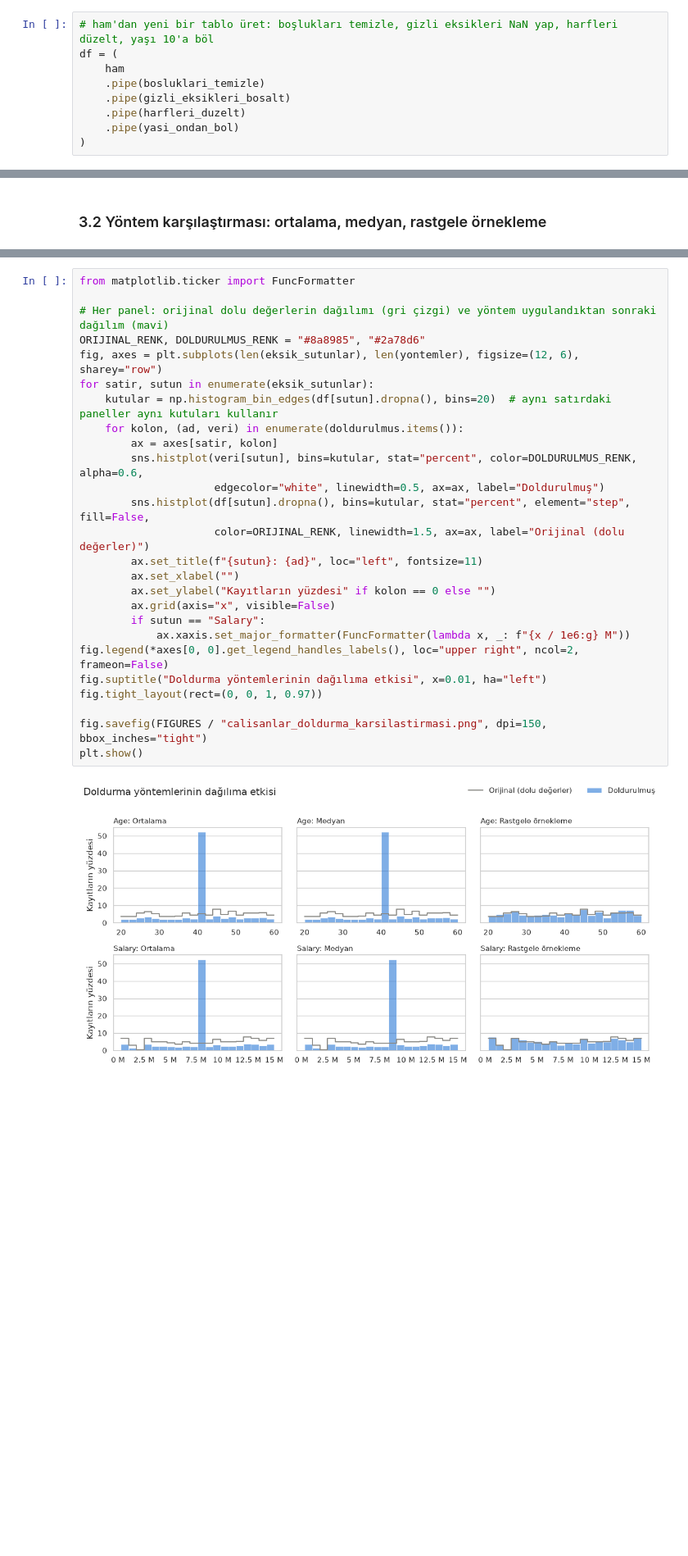
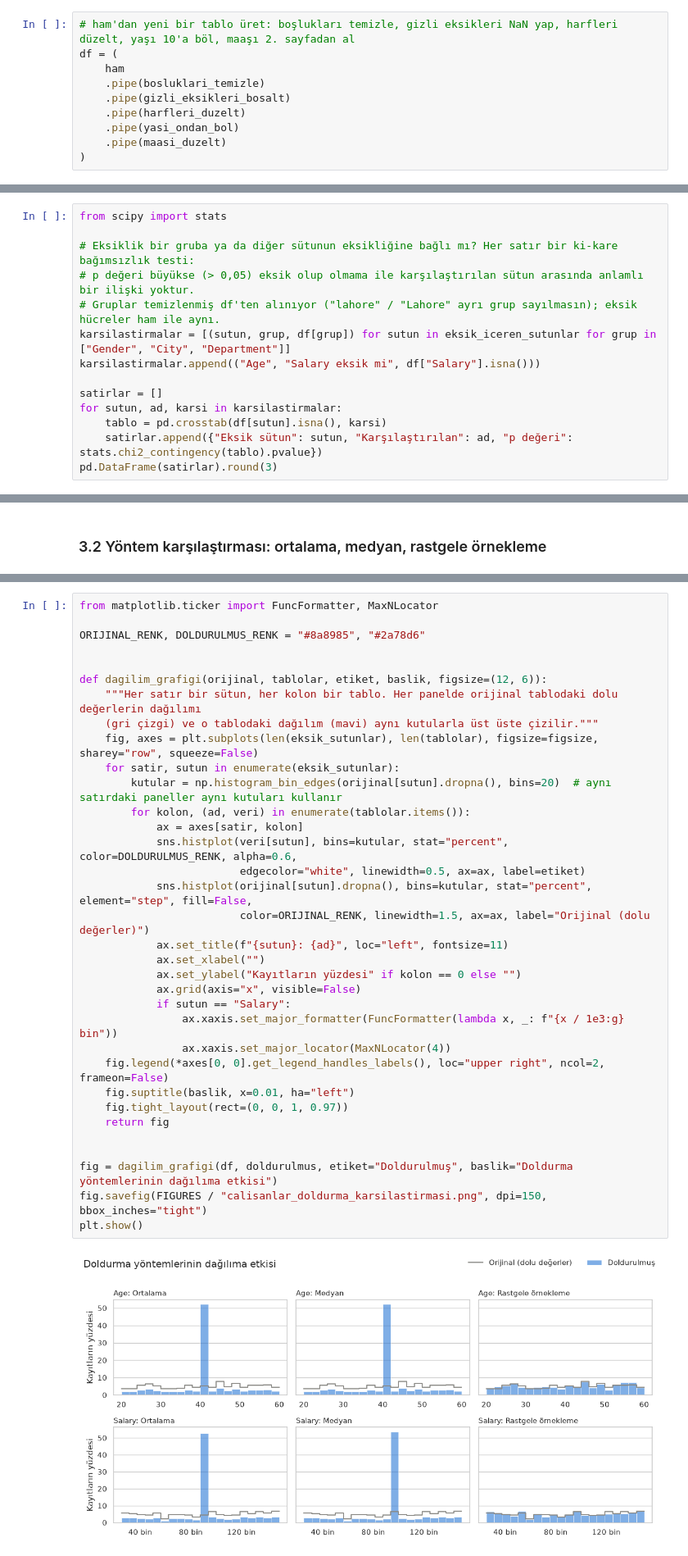
Before and after one commit to CTimurSefergil/VeriMadenciligi, a Jupyter notebook: odev01-veri-temizleme/notebooks/02_calisanlar.ipynb, the cells around one changed output, grey strips where cells are left out. Shown at 82% size. Drawn from its saved outputs; the diff is of its cells as text; blank space fills up the shorter version.

```diff
--- a/odev01-veri-temizleme/notebooks/02_calisanlar.ipynb
+++ b/odev01-veri-temizleme/notebooks/02_calisanlar.ipynb
@@ -209,13 +276,14 @@ yas_raporu(ham)
 # %% [markdown]
 ### 1.2 Temizlik
 # %%
-# ham'dan yeni bir tablo üret: boşlukları temizle, gizli eksikleri NaN yap, harfleri düzelt, yaşı 10'a böl
+# ham'dan yeni bir tablo üret: boşlukları temizle, gizli eksikleri NaN yap, harfleri düzelt, yaşı 10'a böl, maaşı 2. sayfadan al
 df = (
     ham
     .pipe(bosluklari_temizle)
     .pipe(gizli_eksikleri_bosalt)
     .pipe(harfleri_duzelt)
     .pipe(yasi_ondan_bol)
+    .pipe(maasi_duzelt)
 )
 # %% [markdown]
 ### 1.3 Doğrulama (temizlenmiş veri)
@@ -372,0 +464,14 @@ plt.show()
+# %%
+from scipy import stats
+
+# Eksiklik bir gruba ya da diğer sütunun eksikliğine bağlı mı? Her satır bir ki-kare bağımsızlık testi:
+# p değeri büyükse (> 0,05) eksik olup olmama ile karşılaştırılan sütun arasında anlamlı bir ilişki yoktur.
+# Gruplar temizlenmiş df'ten alınıyor ("lahore" / "Lahore" ayrı grup sayılmasın); eksik hücreler ham ile aynı.
+karsilastirmalar = [(sutun, grup, df[grup]) for sutun in eksik_iceren_sutunlar for grup in ["Gender", "City", "Department"]]
+karsilastirmalar.append(("Age", "Salary eksik mi", df["Salary"].isna()))
+
+satirlar = []
+for sutun, ad, karsi in karsilastirmalar:
+    tablo = pd.crosstab(df[sutun].isna(), karsi)
+    satirlar.append({"Eksik sütun": sutun, "Karşılaştırılan": ad, "p değeri": stats.chi2_contingency(tablo).pvalue})
+pd.DataFrame(satirlar).round(3)
@@ -456,31 +581,39 @@ karsilastirma.round(1)
 # %%
-from matplotlib.ticker import FuncFormatter
+from matplotlib.ticker import FuncFormatter, MaxNLocator
 
-# Her panel: orijinal dolu değerlerin dağılımı (gri çizgi) ve yöntem uygulandıktan sonraki dağılım (mavi)
 ORIJINAL_RENK, DOLDURULMUS_RENK = "#8a8985", "#2a78d6"
-fig, axes = plt.subplots(len(eksik_sutunlar), len(yontemler), figsize=(12, 6), sharey="row")
-for satir, sutun in enumerate(eksik_sutunlar):
-    kutular = np.histogram_bin_edges(df[sutun].dropna(), bins=20)  # aynı satırdaki paneller aynı kutuları kullanır
-    for kolon, (ad, veri) in enumerate(doldurulmus.items()):
-        ax = axes[satir, kolon]
-        sns.histplot(veri[sutun], bins=kutular, stat="percent", color=DOLDURULMUS_RENK, alpha=0.6,
-                     edgecolor="white", linewidth=0.5, ax=ax, label="Doldurulmuş")
-        sns.histplot(df[sutun].dropna(), bins=kutular, stat="percent", element="step", fill=False,
-                     color=ORIJINAL_RENK, linewidth=1.5, ax=ax, label="Orijinal (dolu değerler)")
-        ax.set_title(f"{sutun}: {ad}", loc="left", fontsize=11)
-        ax.set_xlabel("")
-        ax.set_ylabel("Kayıtların yüzdesi" if kolon == 0 else "")
-        ax.grid(axis="x", visible=False)
-        if sutun == "Salary":
-            ax.xaxis.set_major_formatter(FuncFormatter(lambda x, _: f"{x / 1e6:g} M"))
-fig.legend(*axes[0, 0].get_legend_handles_labels(), loc="upper right", ncol=2, frameon=False)
-fig.suptitle("Doldurma yöntemlerinin dağılıma etkisi", x=0.01, ha="left")
-fig.tight_layout(rect=(0, 0, 1, 0.97))
 
+
+def dagilim_grafigi(orijinal, tablolar, etiket, baslik, figsize=(12, 6)):
+    """Her satır bir sütun, her kolon bir tablo. Her panelde orijinal tablodaki dolu değerlerin dağılımı
+    (gri çizgi) ve o tablodaki dağılım (mavi) aynı kutularla üst üste çizilir."""
+    fig, axes = plt.subplots(len(eksik_sutunlar), len(tablolar), figsize=figsize, sharey="row", squeeze=False)
+    for satir, sutun in enumerate(eksik_sutunlar):
+        kutular = np.histogram_bin_edges(orijinal[sutun].dropna(), bins=20)  # aynı satırdaki paneller aynı kutuları kullanır
+        for kolon, (ad, veri) in enumerate(tablolar.items()):
+            ax = axes[satir, kolon]
+            sns.histplot(veri[sutun], bins=kutular, stat="percent", color=DOLDURULMUS_RENK, alpha=0.6,
+                         edgecolor="white", linewidth=0.5, ax=ax, label=etiket)
+            sns.histplot(orijinal[sutun].dropna(), bins=kutular, stat="percent", element="step", fill=False,
+                         color=ORIJINAL_RENK, linewidth=1.5, ax=ax, label="Orijinal (dolu değerler)")
+            ax.set_title(f"{sutun}: {ad}", loc="left", fontsize=11)
+            ax.set_xlabel("")
+            ax.set_ylabel("Kayıtların yüzdesi" if kolon == 0 else "")
+            ax.grid(axis="x", visible=False)
+            if sutun == "Salary":
+                ax.xaxis.set_major_formatter(FuncFormatter(lambda x, _: f"{x / 1e3:g} bin"))
+                ax.xaxis.set_major_locator(MaxNLocator(4))
+    fig.legend(*axes[0, 0].get_legend_handles_labels(), loc="upper right", ncol=2, frameon=False)
+    fig.suptitle(baslik, x=0.01, ha="left")
+    fig.tight_layout(rect=(0, 0, 1, 0.97))
+    return fig
+
+
+fig = dagilim_grafigi(df, doldurulmus, etiket="Doldurulmuş", baslik="Doldurma yöntemlerinin dağılıma etkisi")
 fig.savefig(FIGURES / "calisanlar_doldurma_karsilastirmasi.png", dpi=150, bbox_inches="tight")
 plt.show()
 # %% [output]
-[figure, old version]
+[figure, new version]
 # %% [markdown]
 ### 3.3 Seçim ve uygulama
 # %% [markdown]
```
Also changed, not shown: parts of 26 cells of this notebook, 5 other files.
